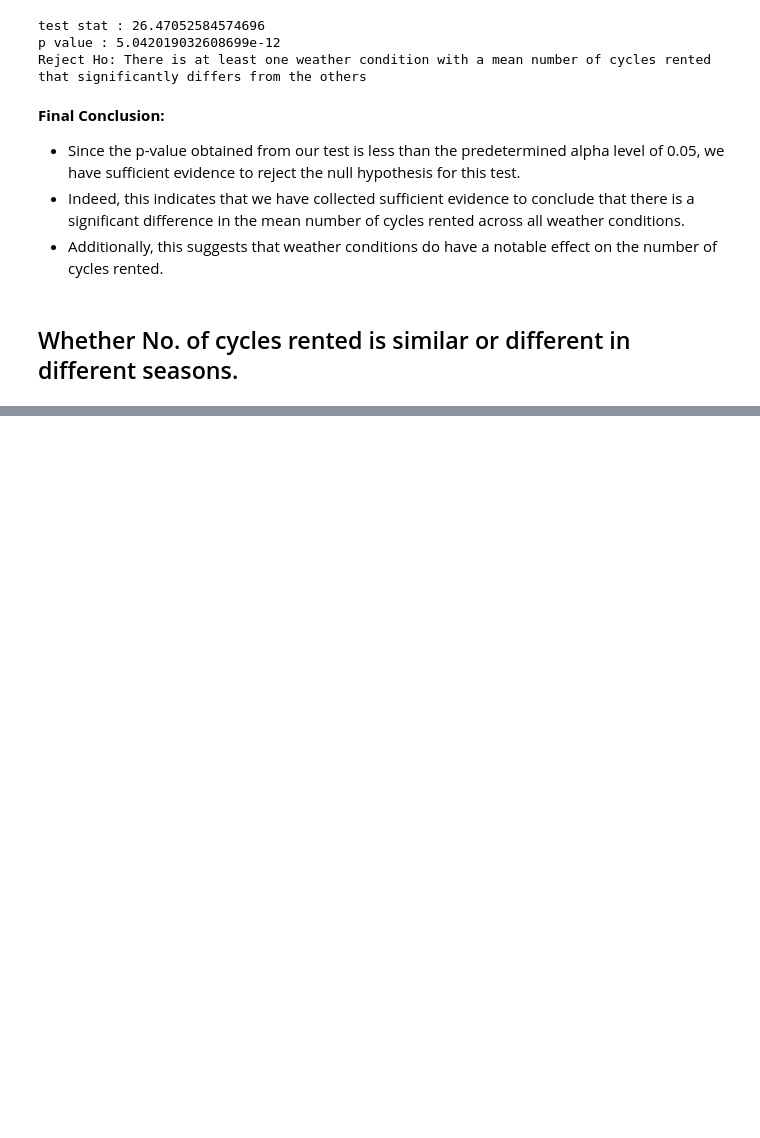
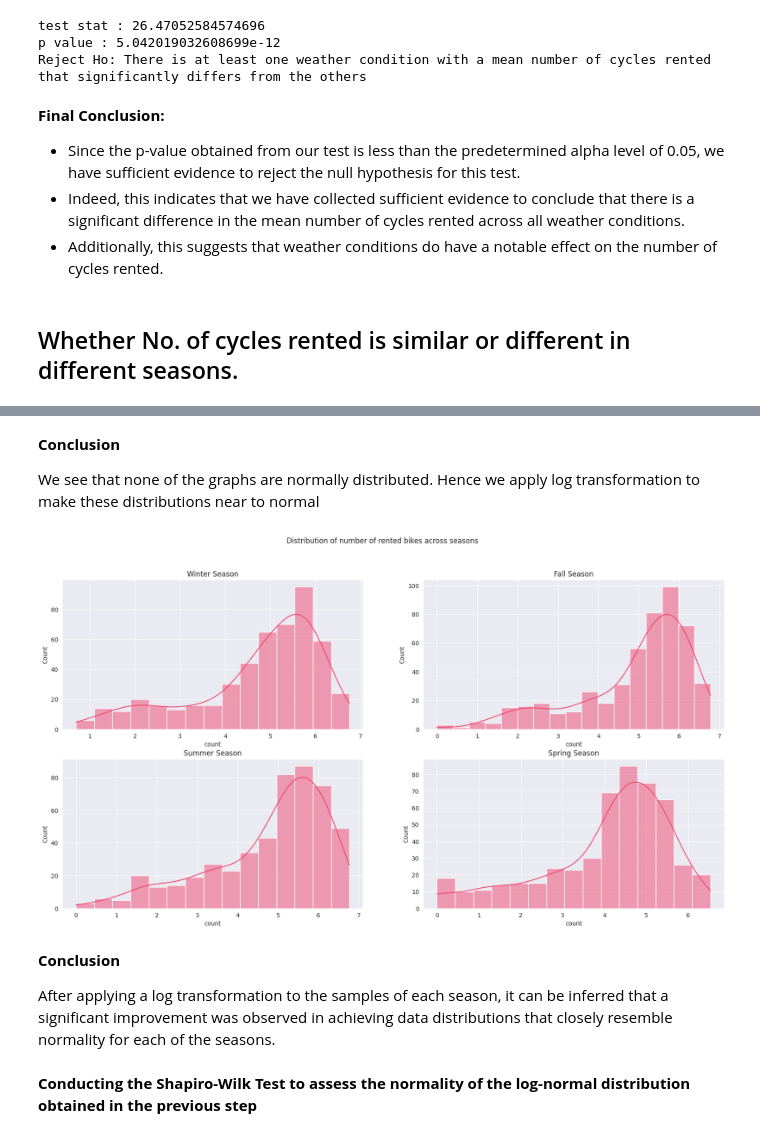
Before and after one commit to 2k4sm/YuluuluY, a Jupyter notebook: yulu.ipynb, the cells around one changed output, grey strips where cells are left out. Saved outputs shown, nothing was run; the diff lists cells and outputs as text; code cells hidden in the pictures; blank space fills up the shorter version.

```diff
--- a/yulu.ipynb
+++ b/yulu.ipynb
@@ -898,0 +960,42 @@ Reject Ho: There is at least one weather condition with a mean number of cycles
+# %% [markdown]
+**Conclusion**
+
+We see that none of the graphs are normally distributed. Hence we apply log transformation to make these distributions near to normal
+# %%
+log_winter=np.log(winter_sample)
+log_fall=np.log(fall_sample)
+log_summer=np.log(summer_sample)
+log_spring=np.log(spring_sample)
+# %%
+plt.figure(figsize=(20,10))
+
+#histogram for winter season
+plt.subplot(2,2,1)
+sns.histplot(log_winter,kde=True,color='#ef476f')
+plt.title('Winter Season')
+
+#histogram for fall season
+plt.subplot(2,2,2)
+sns.histplot(log_fall,kde=True,color='#ef476f')
+plt.title('Fall Season')
+
+#histogram for summer season
+plt.subplot(2,2,3)
+sns.histplot(log_summer,kde=True,color='#ef476f')
+plt.title('Summer Season')
+
+#histogram for spring season
+plt.subplot(2,2,4)
+sns.histplot(log_spring,kde=True,color='#ef476f')
+plt.title('Spring Season')
+
+plt.suptitle('Distribution of number of rented bikes across seasons')
+plt.show()
+# %% [output]
+[figure, added]
+# %% [markdown]
+**Conclusion**
+
+After applying a log transformation to the samples of each season, it can be inferred that a significant improvement was observed in achieving data distributions that closely resemble normality for each of the seasons.
+# %% [markdown]
+**Conducting the Shapiro-Wilk Test to assess the normality of the log-normal distribution obtained in the previous step**
```
Also changed, not shown: parts of 26 cells of this notebook.
